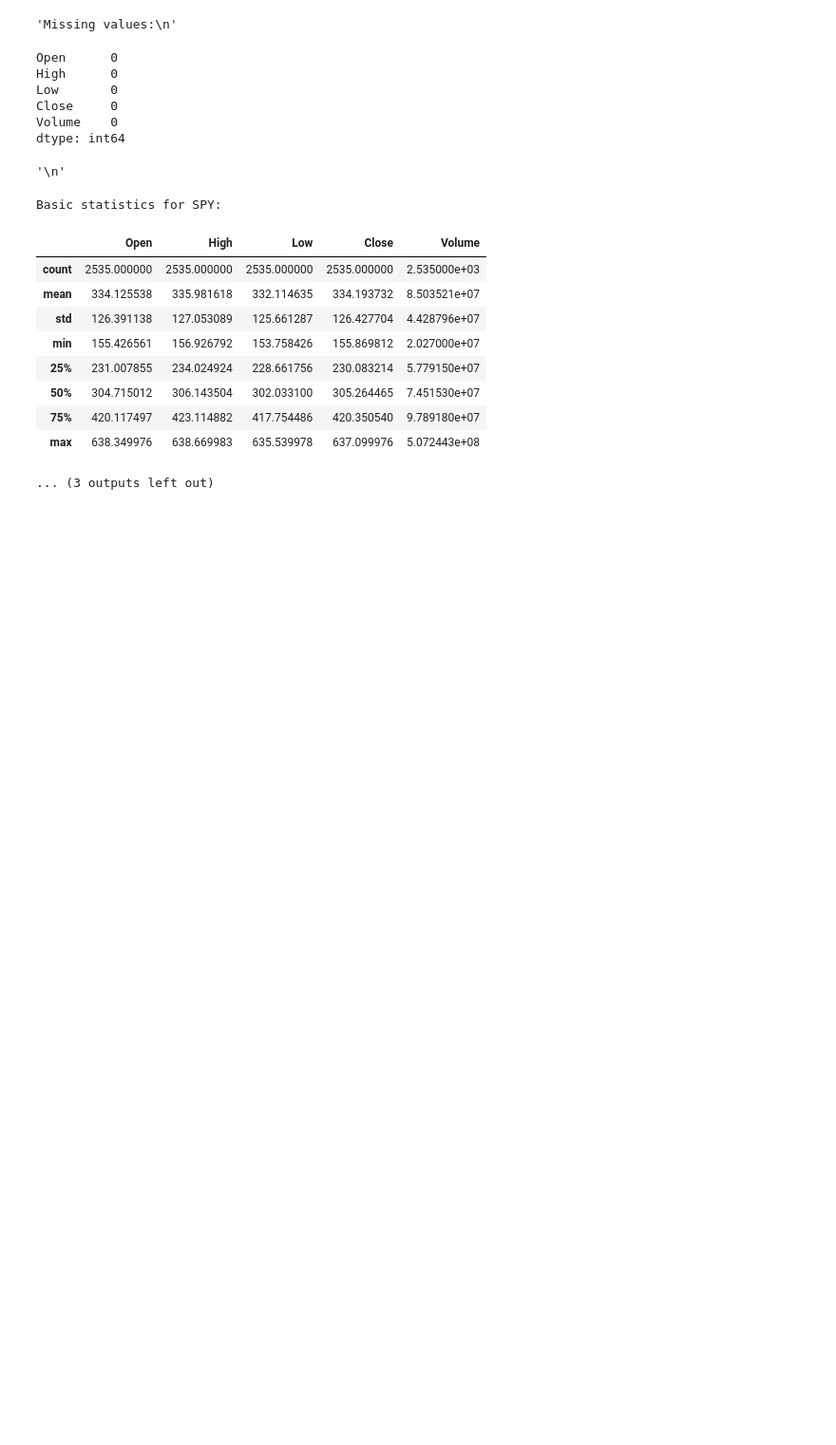
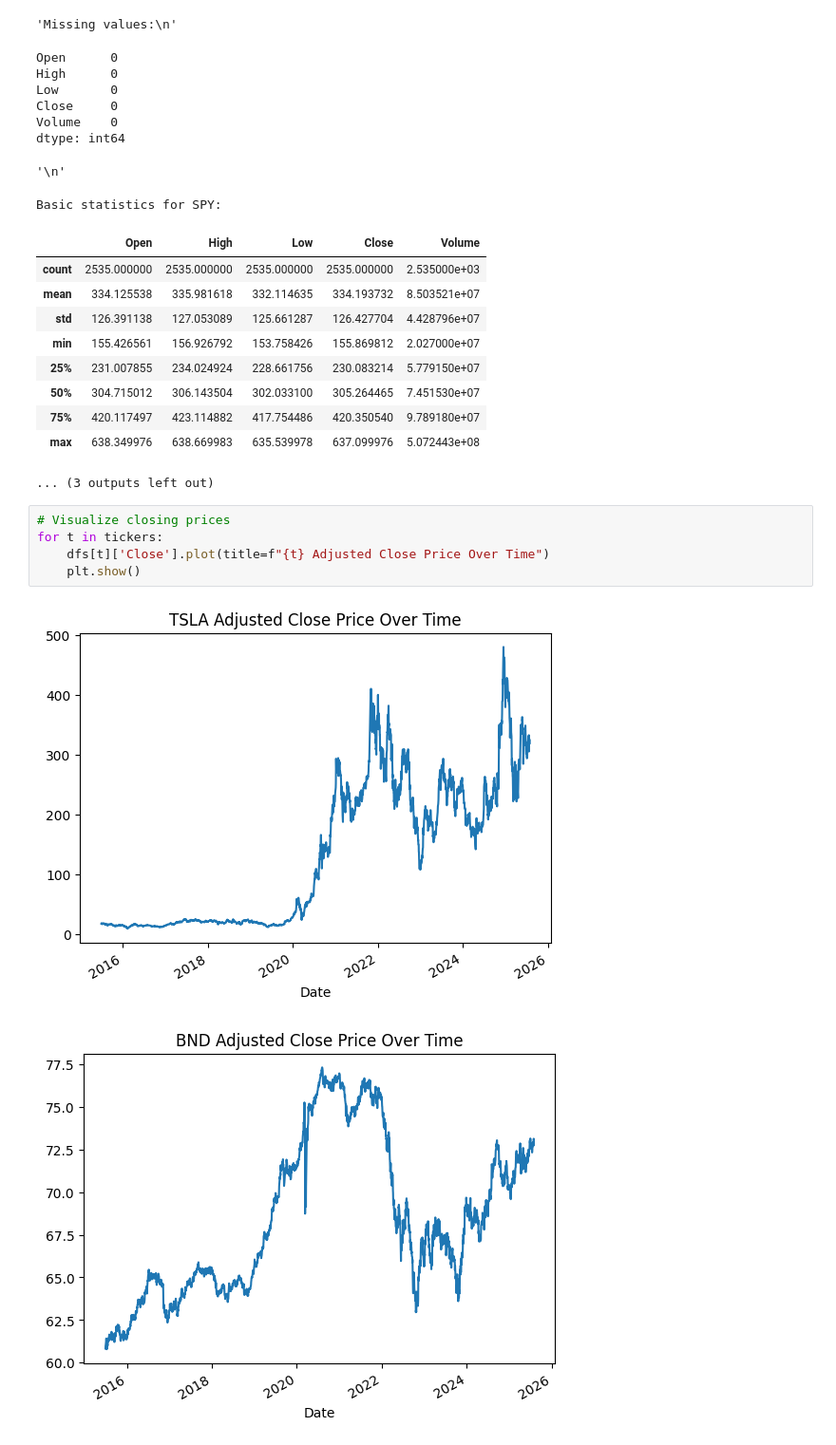
Before and after one commit to chalasimon/GMF-Time-Series-Forecasting-for-Portfolio-Optimization, a Jupyter notebook: notebooks/02_preprocess_explore.ipynb, the cells around one changed output. Shown at 95% size. Saved outputs shown, nothing was run; the diff lists cells and outputs as text; blank space fills up the shorter version.

Commit message:
feat: Visualize the closing price over time to identify trends and patterns

```diff
--- a/notebooks/02_preprocess_explore.ipynb
+++ b/notebooks/02_preprocess_explore.ipynb
@@ -100,3 +100,11 @@ Basic statistics for SPY:
 | 75% | 420.117497 | 423.114882 | 417.754486 | 420.350540 | 9.789180e+07 |
 | max | 638.349976 | 638.669983 | 635.539978 | 637.099976 | 5.072443e+08 |
 ... (3 outputs left out)
+# %%
+# Visualize closing prices
+for t in tickers:
+    dfs[t]['Close'].plot(title=f"{t} Adjusted Close Price Over Time")
+    plt.show()
+# %% [output]
+[figure, added]
+[figure, added]
```
Also changed, not shown: parts of 1 cell of this notebook.
